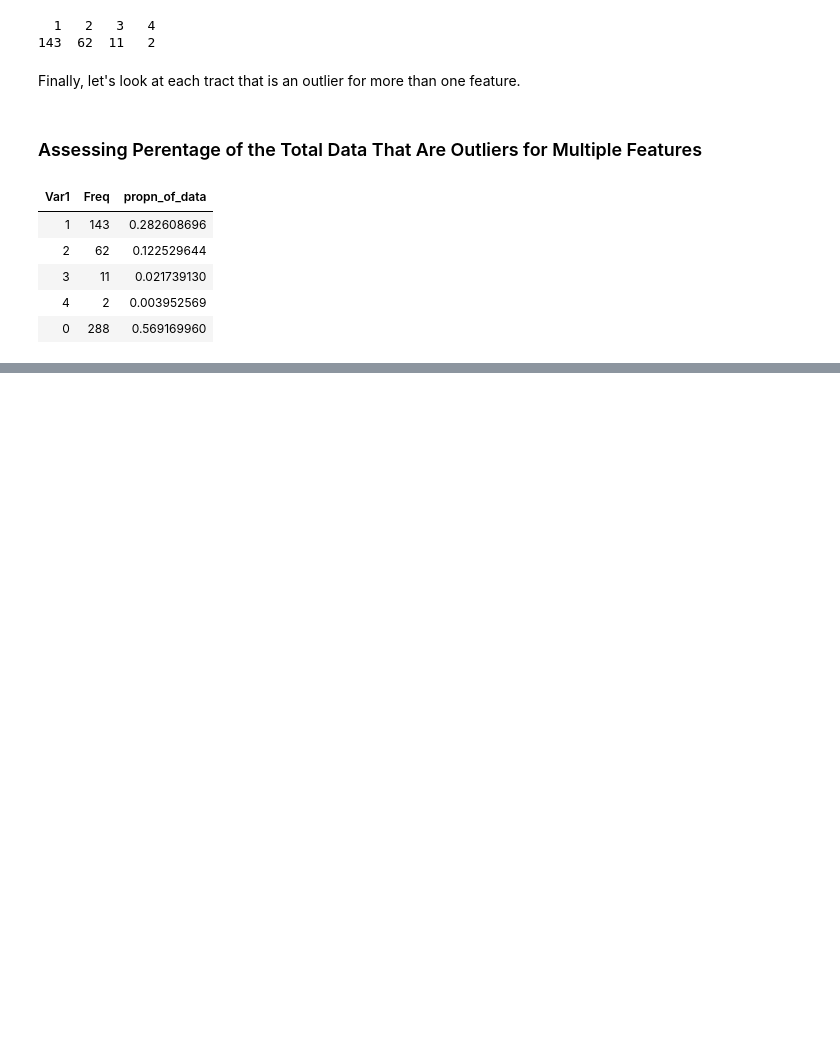
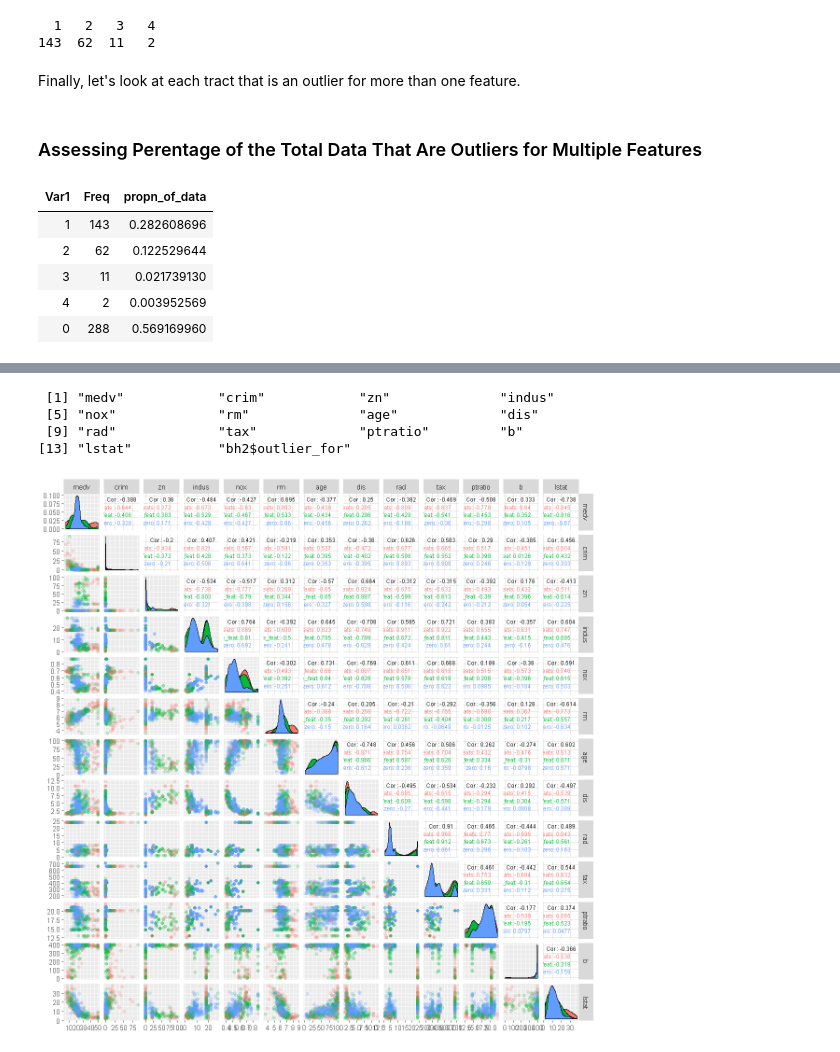
Before and after one commit to vduong314159/Boston_Housing, a Jupyter notebook: ipynb/05-outlier_analysis.ipynb, the cells around one changed output, grey strips where cells are left out. Cells and saved outputs as stored; diff of their text form; code cells hidden in the pictures; blank space fills up the shorter version.

```diff
--- a/ipynb/05-outlier_analysis.ipynb
+++ b/ipynb/05-outlier_analysis.ipynb
@@ -257,0 +260,12 @@ freq_outliers_many_feat_df
+# %%
+bh2['outlier_for'] <- rownames(bh2) %in% raw_outliers
+# %%
+freq_outliers <- as.data.frame(table(raw_outliers))
+
+outliers_many_feats <- freq_outliers[freq_outliers$Freq > 1,]$raw_outliers
+
+many_feats <- rownames(bh2) %in% outliers_many_feats
+bh2$outlier_for[many_feats] <- 'many_feats'
+
+bh2$outlier_for[bh2$outlier_for == TRUE] <- 'one_feat'
+bh2$outlier_for[bh2$outlier_for == FALSE] <- 'zero'
@@ -257,0 +282,18 @@ freq_outliers_many_feat_df
+# %%
+colnames(t)
+# %% [output]
+ [1] "medv"            "crim"            "zn"              "indus"
+ [5] "nox"             "rm"              "age"             "dis"
+ [9] "rad"             "tax"             "ptratio"         "b"
+[13] "lstat"           "bh2$outlier_for"
+# %%
+library(GGally)
+options(repr.plot.width = 10, repr.plot.height = 10)
+ggpairs(data = bh2,
+        columns = colnames(Filter(is.numeric, bh2)),
+        mapping = aes(color = outlier_for),
+        upper = list(continuous = wrap(ggally_cor, size = 2.5, alignPercent = 0.8)),
+        lower = list(continuous = wrap(ggally_points, alpha = 0.2)),
+       )
+# %% [output]
+[figure, added]
```
Also changed, not shown: parts of 5 cells of this notebook, 5 other files.
